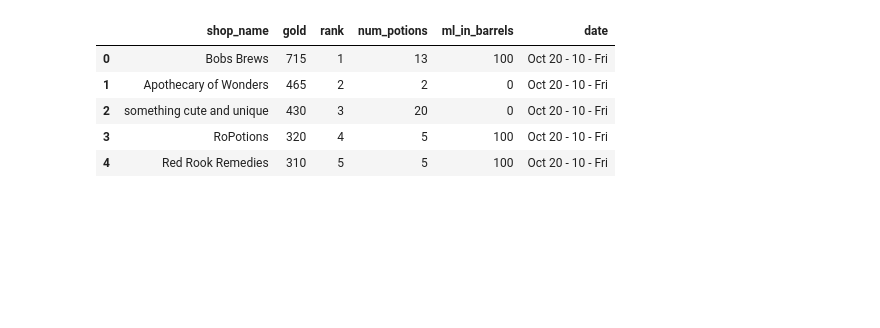
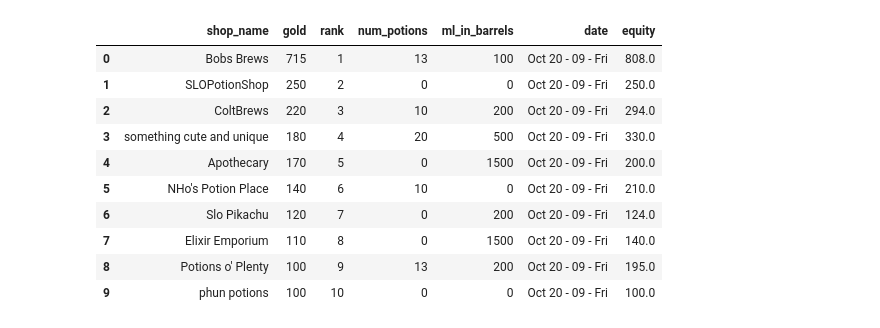
Before and after one commit to StarDylan/StellarElixirs, a Jupyter notebook: theory/other_shops.ipynb, the cells around one changed output. Cells and saved outputs as stored; diff of their text form; code cells hidden in the pictures; blank space fills up the shorter version.

```diff
--- a/theory/other_shops.ipynb
+++ b/theory/other_shops.ipynb
@@ -13,32 +13,39 @@ sns.set(style="darkgrid", palette="muted", color_codes=True)
 # %%
 # Load Database
 dotenv.load_dotenv()
-engine = create_engine(os.environ.get("POSTGRES_URI"), pool_pre_ping=True)
+engine = create_engine("postgresql://postgres:LYNY6HS9L8W8Tq5p@db.fjfvvkvtkwojvnjpzfcs.supabase.co:5432/postgres", pool_pre_ping=True)
 # %%
 df = pd.read_sql(sqlalchemy.text("""
 SELECT
 shop_name,
   gold,
   rank,
   num_potions,
   ml_in_barrels,
   (
     TO_CHAR(created_at AT TIME ZONE 'America/Los_Angeles',
           'Mon dd - ')||
       (
-      CAST(EXTRACT(hour from (created_at AT TIME ZONE 'America/Los_Angeles')) AS INTEGER) / 2
+      LPAD((CAST(EXTRACT(hour from (created_at AT TIME ZONE 'America/Los_Angeles')) AS INTEGER) / 2)::text, 2, '0')
       )
       ||' - '||
     TO_CHAR(DATE (created_at AT TIME ZONE 'America/Los_Angeles'), 'Dy')
-  ) AS date
+  ) AS date,
+  (ml_in_barrels * 0.02 + gold + (num_potions*100) * 0.07) AS equity
+
 FROM top_shops
 ORDER BY date ASC
                                  """), engine)
-df.head()
+df.head(10)
 # %% [output]
-|  | shop_name | gold | rank | num_potions | ml_in_barrels | date |
-| 0 | Bobs Brews | 715 | 1 | 13 | 100 | Oct 20 - 10 - Fri |
-| 1 | Apothecary of Wonders | 465 | 2 | 2 | 0 | Oct 20 - 10 - Fri |
-| 2 | something cute and unique | 430 | 3 | 20 | 0 | Oct 20 - 10 - Fri |
-| 3 | RoPotions | 320 | 4 | 5 | 100 | Oct 20 - 10 - Fri |
-| 4 | Red Rook Remedies | 310 | 5 | 5 | 100 | Oct 20 - 10 - Fri |
+|  | shop_name | gold | rank | num_potions | ml_in_barrels | date | equity |
+| 0 | Bobs Brews | 715 | 1 | 13 | 100 | Oct 20 - 09 - Fri | 808.0 |
+| 1 | SLOPotionShop | 250 | 2 | 0 | 0 | Oct 20 - 09 - Fri | 250.0 |
+| 2 | ColtBrews | 220 | 3 | 10 | 200 | Oct 20 - 09 - Fri | 294.0 |
+| 3 | something cute and unique | 180 | 4 | 20 | 500 | Oct 20 - 09 - Fri | 330.0 |
+| 4 | Apothecary | 170 | 5 | 0 | 1500 | Oct 20 - 09 - Fri | 200.0 |
+| 5 | NHo's Potion Place | 140 | 6 | 10 | 0 | Oct 20 - 09 - Fri | 210.0 |
+| 6 | Slo Pikachu | 120 | 7 | 0 | 200 | Oct 20 - 09 - Fri | 124.0 |
+| 7 | Elixir Emporium | 110 | 8 | 0 | 1500 | Oct 20 - 09 - Fri | 140.0 |
+| 8 | Potions o' Plenty | 100 | 9 | 13 | 200 | Oct 20 - 09 - Fri | 195.0 |
+| 9 | phun potions | 100 | 10 | 0 | 0 | Oct 20 - 09 - Fri | 100.0 |
```
Also changed, not shown: parts of 3 cells of this notebook, 3 other files.
